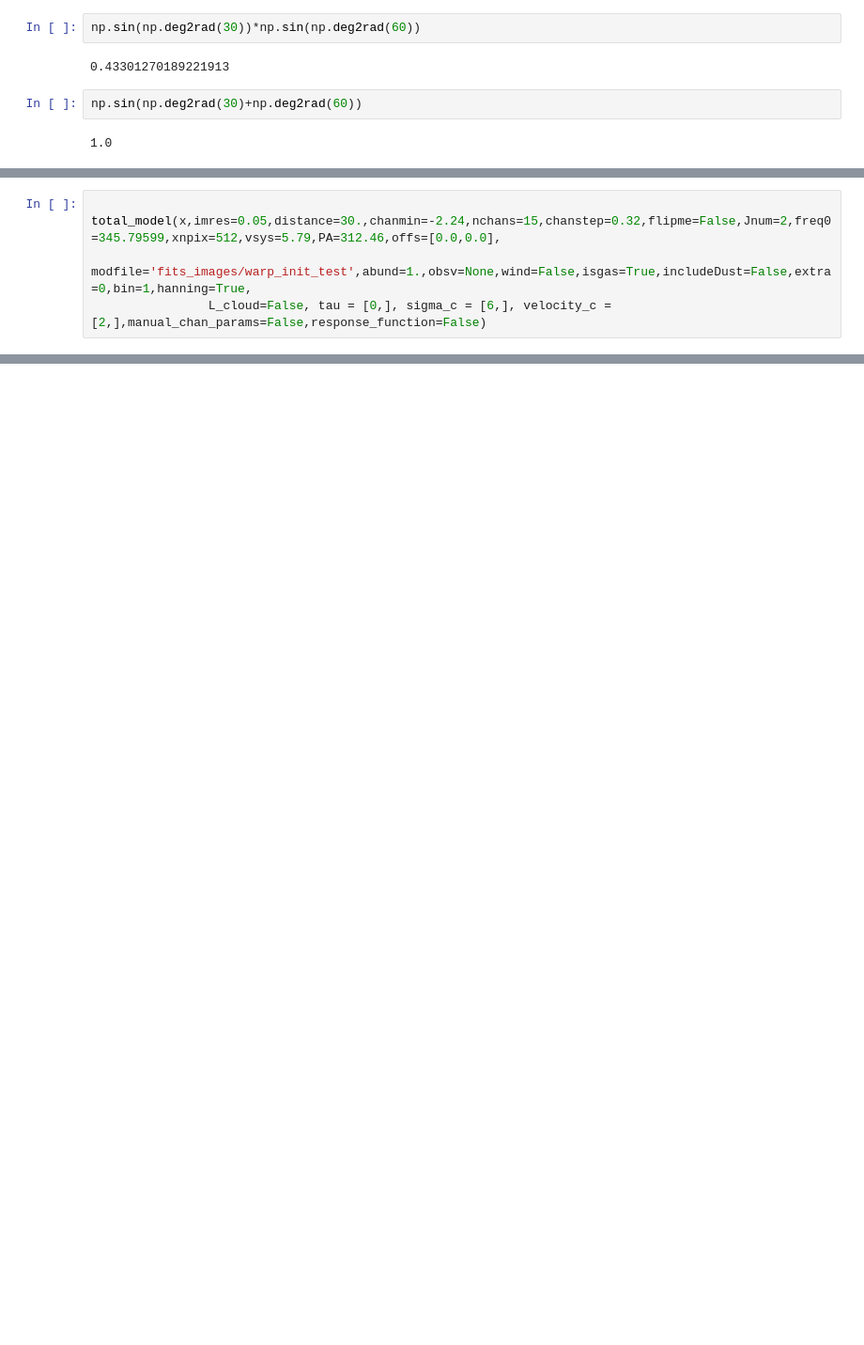
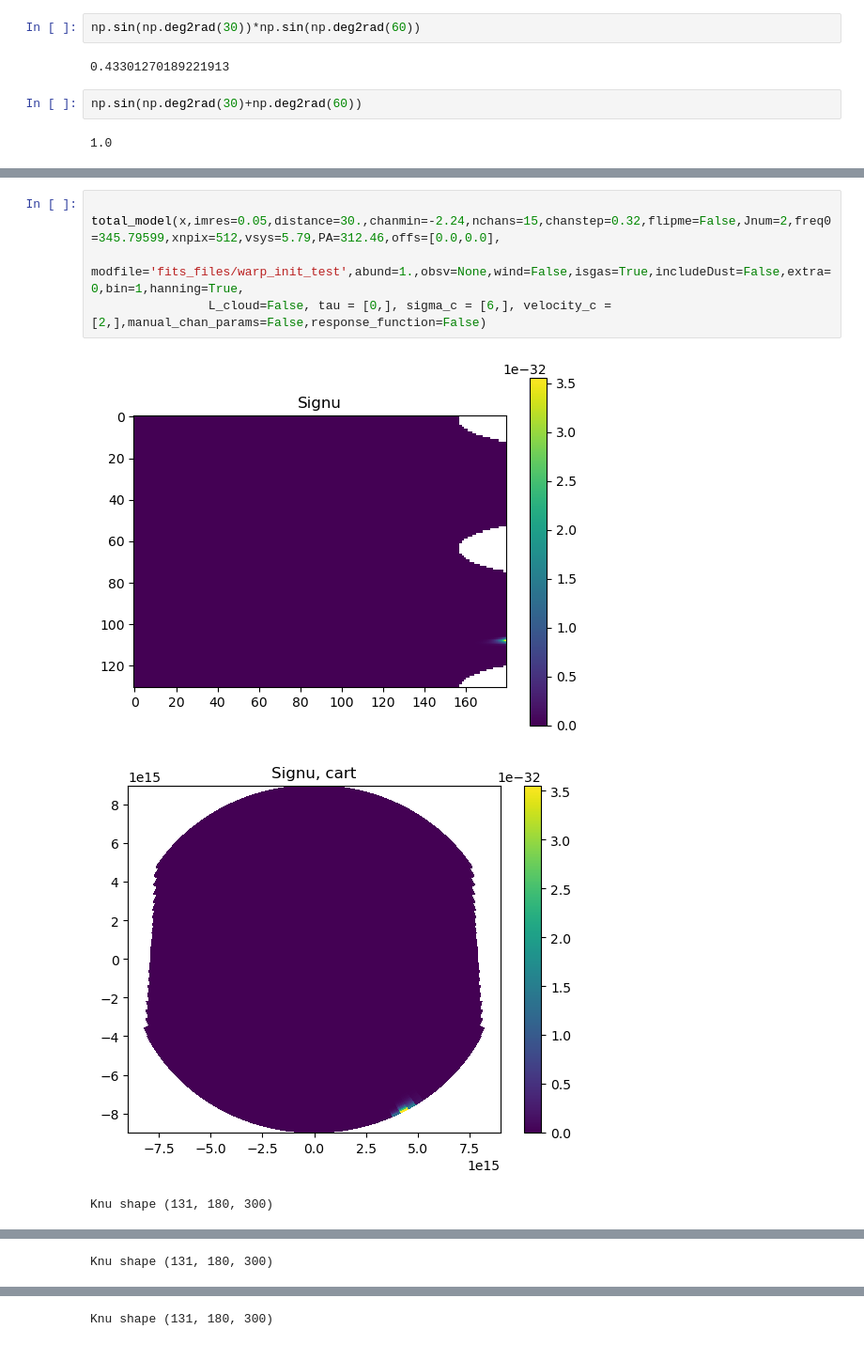
Before and after one commit to theochawla/49ceti_warpmodel, a Jupyter notebook: Warp/run_code.ipynb, the cells around one changed output, grey strips where cells are left out. Shown at 94% size. Drawn from its saved outputs; the diff is of its cells as text; blank space fills up the shorter version.

```diff
--- a/Warp/run_code.ipynb
+++ b/Warp/run_code.ipynb
@@ -57,5 +41,9 @@ self.vel shape (500, 131, 1250)
 # %%
 
 total_model(x,imres=0.05,distance=30.,chanmin=-2.24,nchans=15,chanstep=0.32,flipme=False,Jnum=2,freq0=345.79599,xnpix=512,vsys=5.79,PA=312.46,offs=[0.0,0.0],
-                modfile='fits_images/warp_init_test',abund=1.,obsv=None,wind=False,isgas=True,includeDust=False,extra=0,bin=1,hanning=True,
+                modfile='fits_files/warp_init_test',abund=1.,obsv=None,wind=False,isgas=True,includeDust=False,extra=0,bin=1,hanning=True,
                 L_cloud=False, tau = [0,], sigma_c = [6,], velocity_c =[2,],manual_chan_params=False,response_function=False)
+# %% [output]
+[figure, added]
+[figure, added]
+Knu shape (131, 180, 300)
@@ -61,0 +52 @@ total_model(x,imres=0.05,distance=30.,chanmin=-2.24,nchans=15,chanstep=0.32,flip
+Knu shape (131, 180, 300)
@@ -61,0 +56 @@ total_model(x,imres=0.05,distance=30.,chanmin=-2.24,nchans=15,chanstep=0.32,flip
+Knu shape (131, 180, 300)
```
Also changed, not shown: parts of 4 cells of this notebook, 4 other files.
